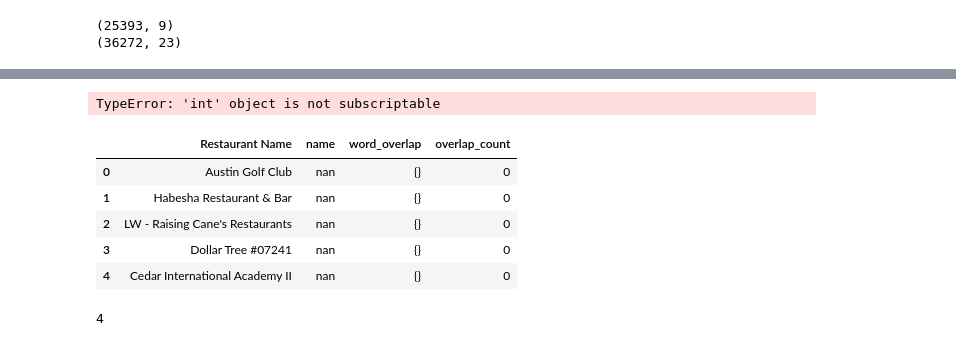
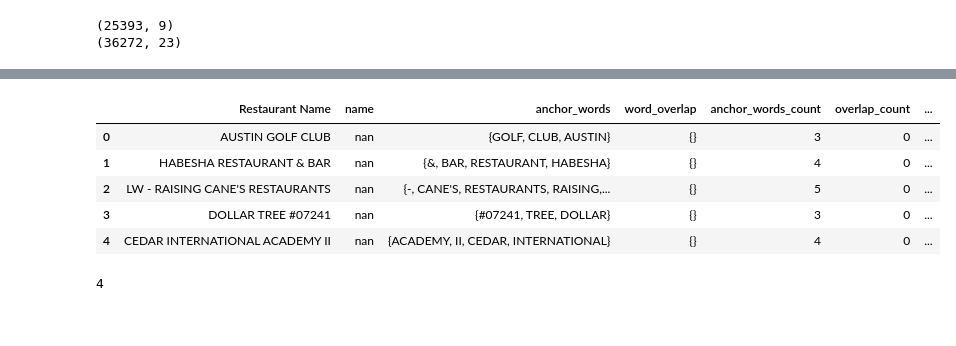
Before and after one commit to ellerybledsoe/Springboard, a Jupyter notebook: Austin Restaurant Inspections.ipynb, the cells around one changed output, grey strips where cells are left out. Cells and saved outputs as stored; diff of their text form; code cells hidden in the pictures.

```diff
--- a/Austin Restaurant Inspections.ipynb
+++ b/Austin Restaurant Inspections.ipynb
@@ -4,6 +4,7 @@ import numpy as np
 import json
 # %%
 pd.set_option('display.max_columns', 50)
+pd.set_option('display.max_rows',50)
 # %%
 # reading in yelp data
 
@@ -262,8 +256,9 @@ austin_inspections_yelp.head()
 # %%
-pd.set_option('display.max_rows',500)
+# checking out records that matched
+
 print(len(austin_inspections_yelp))
 print(len(austin_inspections_yelp.loc[austin_inspections_yelp.business_id.isna()==True]))
-austin_inspections_yelp[['Restaurant Name','name']].loc[austin_inspections_yelp.business_id.isna()==False].head(100)
+austin_inspections_yelp[['Restaurant Name','name']].loc[austin_inspections_yelp.business_id.isna()==False].head(10)
 # %% [output]
 36272
 14999
@@ -329,18 +289,22 @@ austin_inspections_yelp['Restaurant Name'] = austin_inspections_yelp['Restaurant
 austin_inspections_yelp['name'] = austin_inspections_yelp['name'].apply(str)
 austin_inspections_yelp['word_overlap'] = [set(x[0].split()) & set(x[1].split()) for x in austin_inspections_yelp[['Restaurant Name','name']].values]
 austin_inspections_yelp['overlap_count'] = austin_inspections_yelp['word_overlap'].str.len()
-austin_inspections_yelp['anchor_word_total'] = [set(x[0].split()) for x in pd.Series(austin_inspections_yelp['Restaurant Name'].values).str.len()]
+austin_inspections_yelp['anchor_words'] = [set(x[0].split()) for x in austin_inspections_yelp[['Restaurant Name']].values]
+austin_inspections_yelp['anchor_words_count'] = austin_inspections_yelp['anchor_words'].str.len()
+
+austin_inspections_yelp['diff_bt_anchor_overlap'] = austin_inspections_yelp['anchor_words_count']-austin_inspections_yelp['overlap_count']
+
+
+#https://stackoverflow.com/questions/47744109/counting-a-number-of-same-words-between-two-columns-in-python-pandas
-# %% [output]
-TypeError: 'int' object is not subscriptable
 # %%
-austin_inspections_yelp[['Restaurant Name','name','word_overlap','overlap_count']].head()
+austin_inspections_yelp[['Restaurant Name','name','anchor_words','word_overlap','anchor_words_count','overlap_count','diff_bt_anchor_overlap']].head()
 # %% [output]
-|  | Restaurant Name | name | word_overlap | overlap_count |
-| 0 | Austin Golf Club | nan | {} | 0 |
-| 1 | Habesha Restaurant & Bar | nan | {} | 0 |
-| 2 | LW - Raising Cane's Restaurants | nan | {} | 0 |
-| 3 | Dollar Tree #07241 | nan | {} | 0 |
-| 4 | Cedar International Academy II | nan | {} | 0 |
+|  | Restaurant Name | name | anchor_words | word_overlap | anchor_words_count | overlap_count | ... |
+| 0 | AUSTIN GOLF CLUB | nan | {GOLF, CLUB, AUSTIN} | {} | 3 | 0 | ... |
+| 1 | HABESHA RESTAURANT & BAR | nan | {&, BAR, RESTAURANT, HABESHA} | {} | 4 | 0 | ... |
+| 2 | LW - RAISING CANE'S RESTAURANTS | nan | {-, CANE'S, RESTAURANTS, RAISING,... | {} | 5 | 0 | ... |
+| 3 | DOLLAR TREE #07241 | nan | {#07241, TREE, DOLLAR} | {} | 3 | 0 | ... |
+| 4 | CEDAR INTERNATIONAL ACADEMY II | nan | {ACADEMY, II, CEDAR, INTERNATIONAL} | {} | 4 | 0 | ... |
 # %%
 print(len(austin_inspections_yelp.word_overlap[25]))
 austin_inspections_yelp.word_overlap[25]
```
Also changed, not shown: parts of 5 cells of this notebook.
